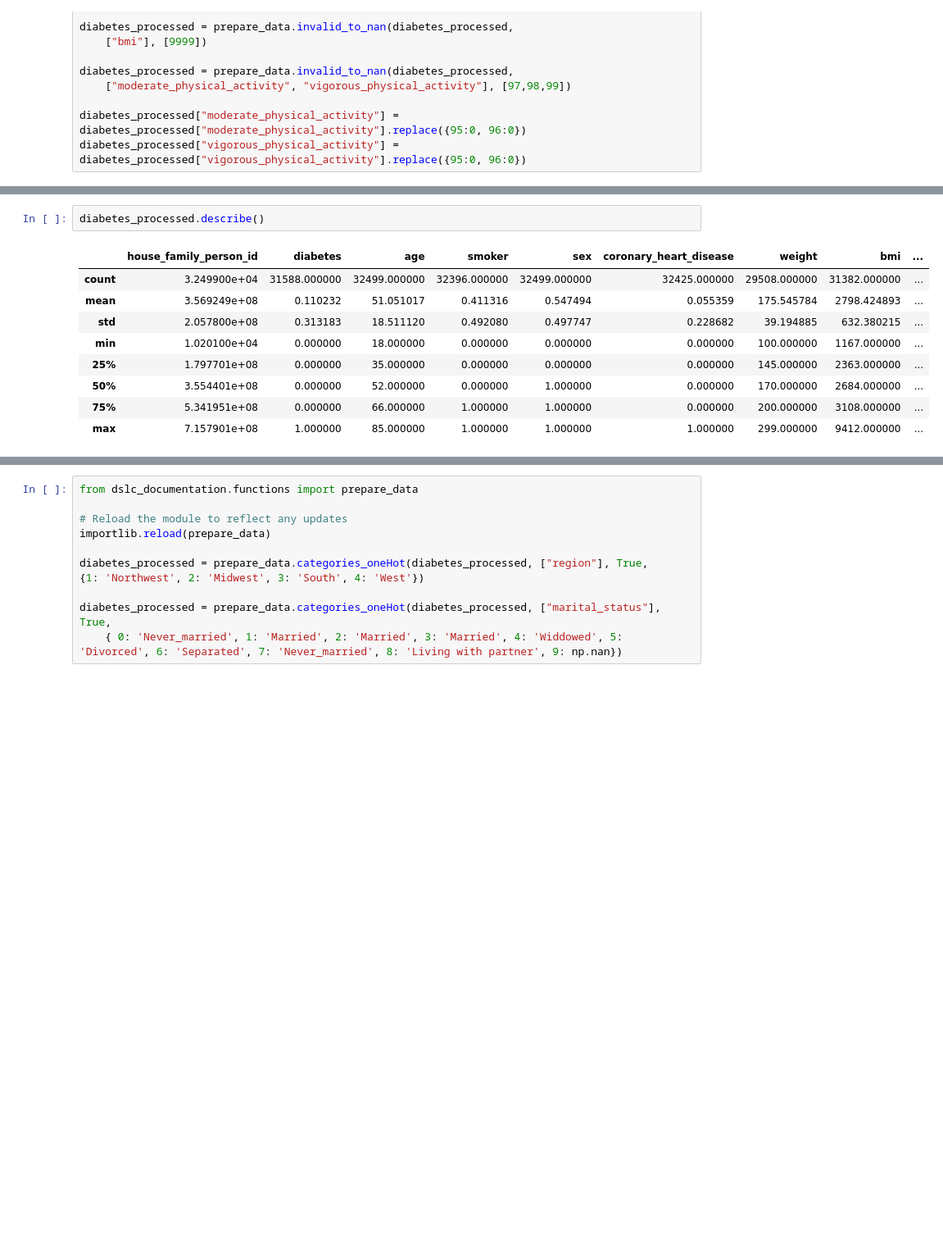
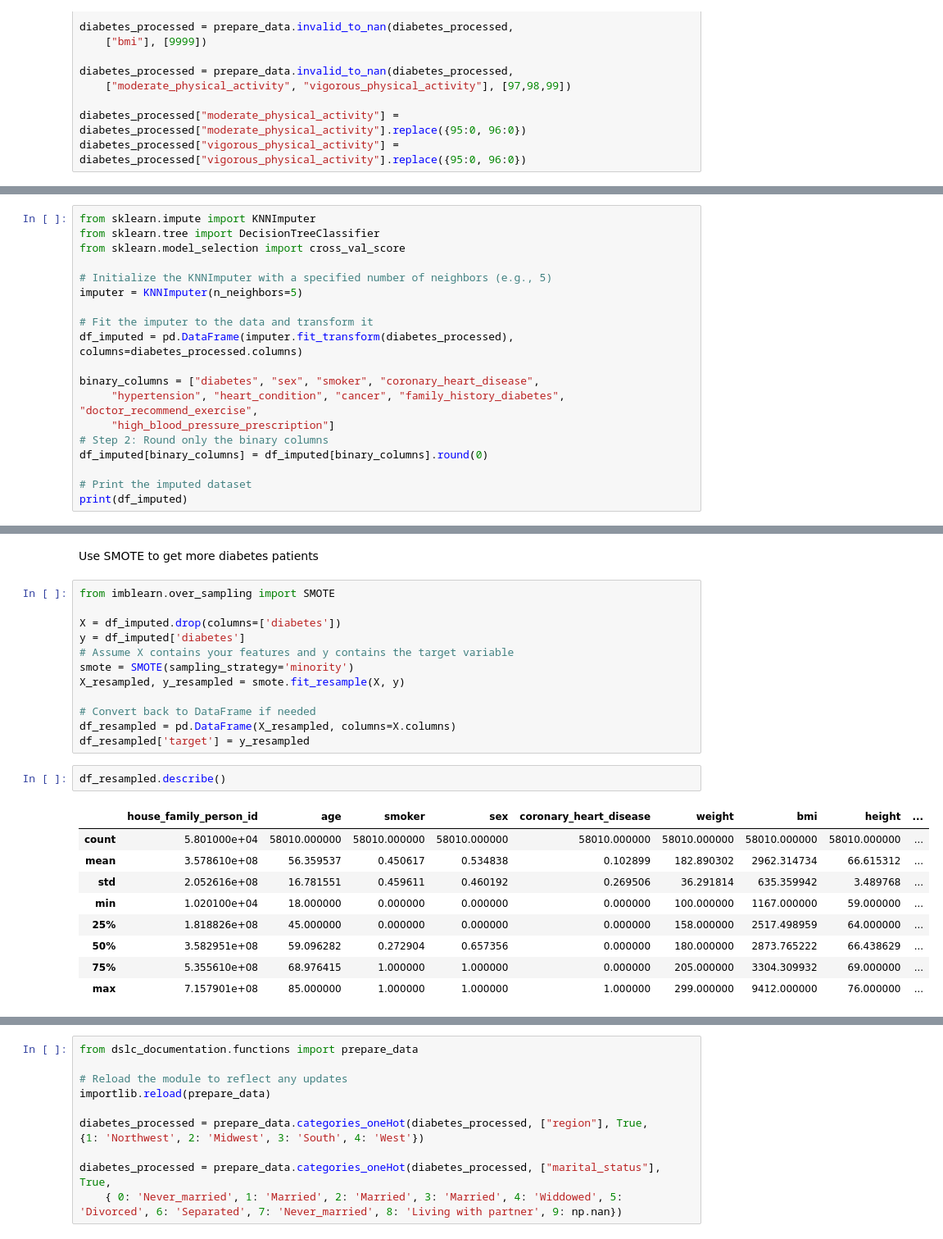
Before and after one commit to mihika-jain/diabetesAnalysis, a Jupyter notebook: dslc_documentation/01_cleaning.ipynb, the cells around one changed output, grey strips where cells are left out. Shown: that part at 82% size. Drawn from its saved outputs; the diff is of its cells as text; blank space fills up the shorter version.

Commit message:
updated cleaning to use different imputing technique and added more data for diabetes

```diff
--- a/dslc_documentation/01_cleaning.ipynb
+++ b/dslc_documentation/01_cleaning.ipynb
@@ -313,0 +361,19 @@ diabetes_processed["vigorous_physical_activity"] = diabetes_processed["vigorous_
+# %%
+from sklearn.impute import KNNImputer
+from sklearn.tree import DecisionTreeClassifier
+from sklearn.model_selection import cross_val_score
+
+# Initialize the KNNImputer with a specified number of neighbors (e.g., 5)
+imputer = KNNImputer(n_neighbors=5)
+
+# Fit the imputer to the data and transform it
+df_imputed = pd.DataFrame(imputer.fit_transform(diabetes_processed), columns=diabetes_processed.columns)
+
+binary_columns = ["diabetes", "sex", "smoker", "coronary_heart_disease",
+     "hypertension", "heart_condition", "cancer", "family_history_diabetes", "doctor_recommend_exercise",
+     "high_blood_pressure_prescription"]
+# Step 2: Round only the binary columns
+df_imputed[binary_columns] = df_imputed[binary_columns].round(0)
+
+# Print the imputed dataset
+print(df_imputed)
@@ -314,12 +405,26 @@ diabetes_processed["vigorous_physical_activity"] = diabetes_processed["vigorous_
+# %% [markdown]
+Use SMOTE to get more diabetes patients
+# %%
+from imblearn.over_sampling import SMOTE
+
+X = df_imputed.drop(columns=['diabetes'])
+y = df_imputed['diabetes']
+# Assume X contains your features and y contains the target variable
+smote = SMOTE(sampling_strategy='minority')
+X_resampled, y_resampled = smote.fit_resample(X, y)
+
+# Convert back to DataFrame if needed
+df_resampled = pd.DataFrame(X_resampled, columns=X.columns)
+df_resampled['target'] = y_resampled
 # %%
-diabetes_processed.describe()
+df_resampled.describe()
 # %% [output]
-|  | house_family_person_id | diabetes | age | smoker | sex | coronary_heart_disease | weight | bmi | ... |
-| count | 3.249900e+04 | 31588.000000 | 32499.000000 | 32396.000000 | 32499.000000 | 32425.000000 | 29508.000000 | 31382.000000 | ... |
-| mean | 3.569249e+08 | 0.110232 | 51.051017 | 0.411316 | 0.547494 | 0.055359 | 175.545784 | 2798.424893 | ... |
-| std | 2.057800e+08 | 0.313183 | 18.511120 | 0.492080 | 0.497747 | 0.228682 | 39.194885 | 632.380215 | ... |
-| min | 1.020100e+04 | 0.000000 | 18.000000 | 0.000000 | 0.000000 | 0.000000 | 100.000000 | 1167.000000 | ... |
-| 25% | 1.797701e+08 | 0.000000 | 35.000000 | 0.000000 | 0.000000 | 0.000000 | 145.000000 | 2363.000000 | ... |
-| 50% | 3.554401e+08 | 0.000000 | 52.000000 | 0.000000 | 1.000000 | 0.000000 | 170.000000 | 2684.000000 | ... |
-| 75% | 5.341951e+08 | 0.000000 | 66.000000 | 1.000000 | 1.000000 | 0.000000 | 200.000000 | 3108.000000 | ... |
-| max | 7.157901e+08 | 1.000000 | 85.000000 | 1.000000 | 1.000000 | 1.000000 | 299.000000 | 9412.000000 | ... |
+|  | house_family_person_id | age | smoker | sex | coronary_heart_disease | weight | bmi | height | ... |
+| count | 5.801000e+04 | 58010.000000 | 58010.000000 | 58010.000000 | 58010.000000 | 58010.000000 | 58010.000000 | 58010.000000 | ... |
+| mean | 3.578610e+08 | 56.359537 | 0.450617 | 0.534838 | 0.102899 | 182.890302 | 2962.314734 | 66.615312 | ... |
+| std | 2.052616e+08 | 16.781551 | 0.459611 | 0.460192 | 0.269506 | 36.291814 | 635.359942 | 3.489768 | ... |
+| min | 1.020100e+04 | 18.000000 | 0.000000 | 0.000000 | 0.000000 | 100.000000 | 1167.000000 | 59.000000 | ... |
+| 25% | 1.818826e+08 | 45.000000 | 0.000000 | 0.000000 | 0.000000 | 158.000000 | 2517.498959 | 64.000000 | ... |
+| 50% | 3.582951e+08 | 59.096282 | 0.272904 | 0.657356 | 0.000000 | 180.000000 | 2873.765222 | 66.438629 | ... |
+| 75% | 5.355610e+08 | 68.976415 | 1.000000 | 1.000000 | 0.000000 | 205.000000 | 3304.309932 | 69.000000 | ... |
+| max | 7.157901e+08 | 85.000000 | 1.000000 | 1.000000 | 1.000000 | 299.000000 | 9412.000000 | 76.000000 | ... |
```
Also changed, not shown: parts of 8 cells of this notebook.
